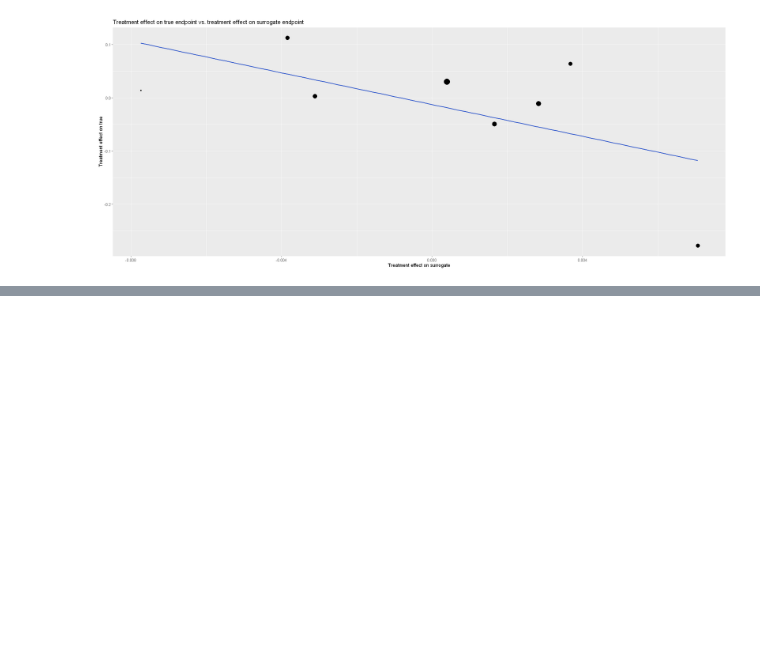
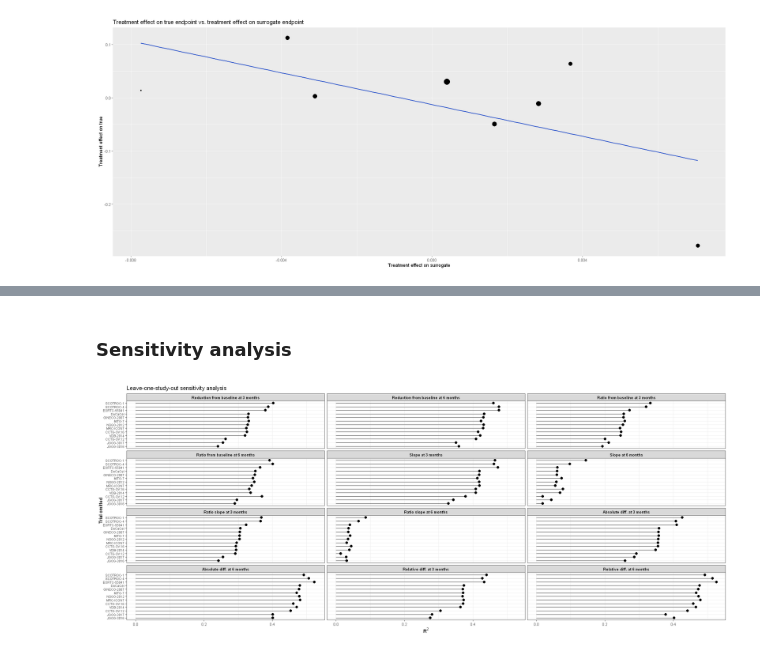
Before and after one commit to Kodro23/Surrogacy_evaluation_CA125, a Jupyter notebook: notebooks/inla/Surrogacy_evaluation_of_CA125_inla.ipynb, the cells around one changed output, grey strips where cells are left out. Cells and saved outputs as stored; diff of their text form; code cells hidden in the pictures; blank space fills up the shorter version.

Commit message:
Cleaned inla notebook, loso kelim pending

```diff
--- a/notebooks/inla/Surrogacy_evaluation_of_CA125_inla.ipynb
+++ b/notebooks/inla/Surrogacy_evaluation_of_CA125_inla.ipynb
@@ -1462,0 +1252,2 @@ A tibble: 21 × 2
+# %% [markdown]
+### Sensitivity analysis
@@ -1462,0 +1323,54 @@ A tibble: 21 × 2
+# %%
+plot_df <- loso_boot_r2 %>%
+  mutate(
+    summary = factor(
+      summary,
+      levels = c("Reduction from baseline at 3 months",
+        "Reduction from baseline at 6 months",
+        "Ratio from baseline at 3 months",
+        "Ratio from baseline at 6 months",
+        "Slope at 3 months",
+        "Slope at 6 months",
+        "Ratio slope at 3 months",
+        "Ratio slope at 6 months",
+        "Absolute diff. at 3 months",
+        "Absolute diff. at 6 months",
+        "Relative diff. at 3 months",
+        "Relative diff. at 6 months"
+      )
+    )
+  )
+
+ggplot(
+  plot_df,
+  aes(
+    x = reorder(left_out_trial, mean_R2),
+    y = mean_R2
+  )
+) +
+  geom_segment(
+    aes(
+      xend = left_out_trial,
+      y = 0,
+      yend = mean_R2
+    )
+  ) +
+  geom_point(size = 2.5) +
+  coord_flip() +
+  facet_wrap(
+    ~summary,
+    ncol = 3,
+    scales = "fixed"
+  ) +
+  labs(
+    x = "Trial omitted",
+    y = expression(R^2),
+    title = "Leave-one-study-out sensitivity analysis"
+  ) +
+  theme_bw() +
+  theme(
+    strip.text = element_text(face = "bold"),
+    axis.text.y = element_text(size = 7)
+  )
+# %% [output]
+[figure, added]
```
Also changed, not shown: parts of 18 cells of this notebook, 3 other files.
